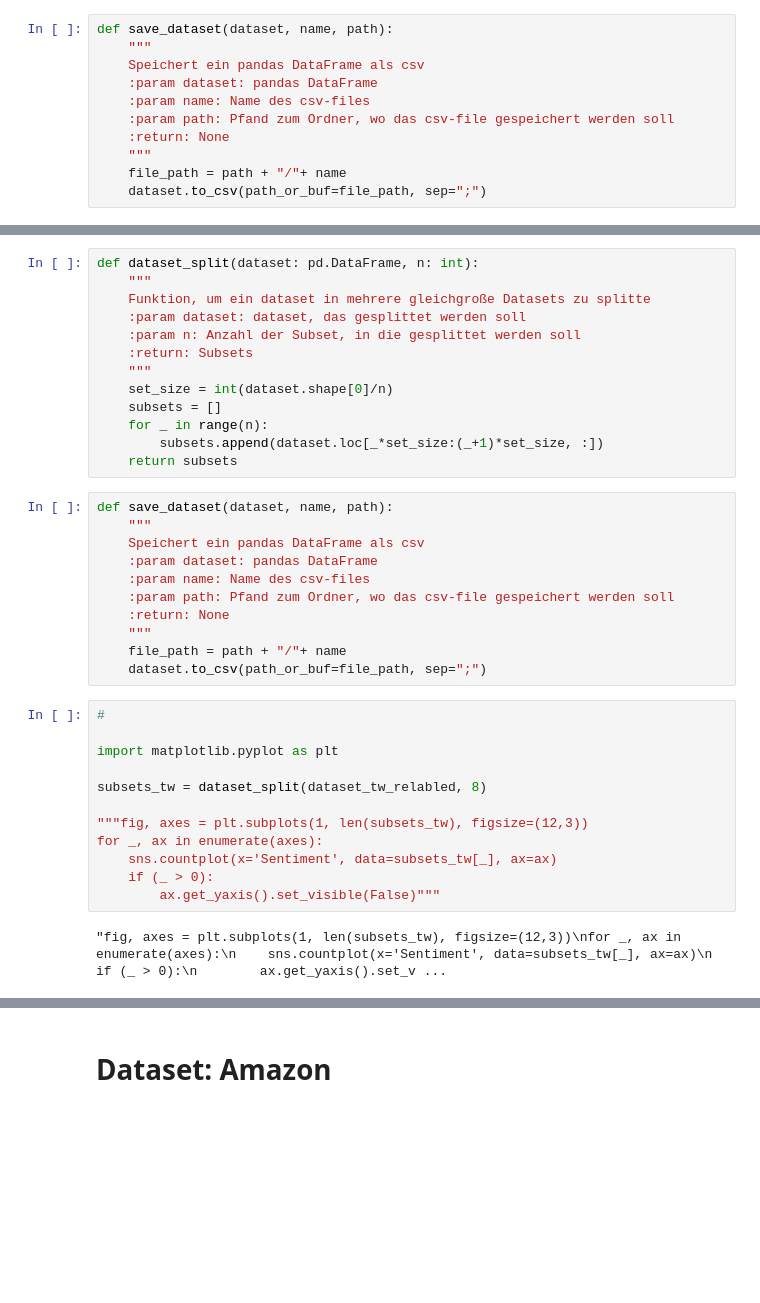
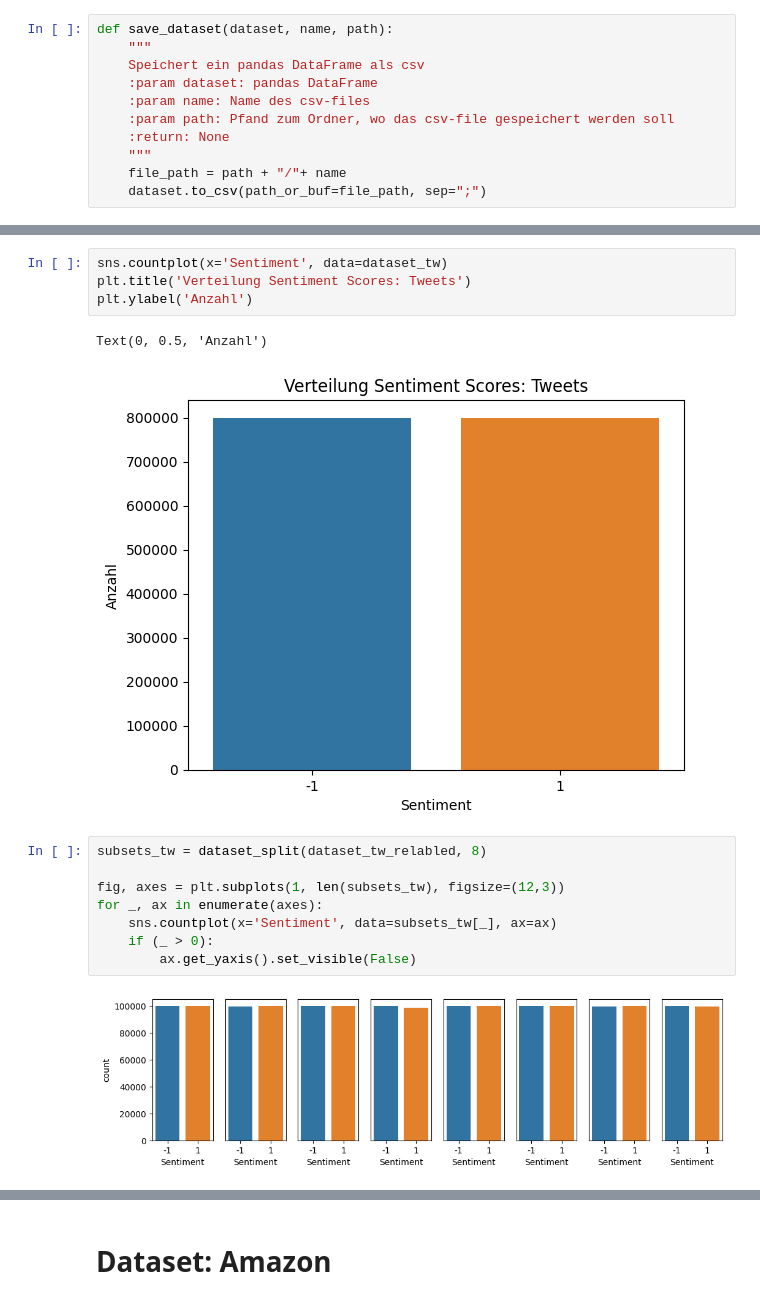
Before and after one commit to nklsKrmnn/LSC_Sentiment_Analysis, a Jupyter notebook: notebooks/ExploratoryDataAnalysis.ipynb, the cells around one changed output, grey strips where cells are left out. Saved outputs shown, nothing was run; the diff lists cells and outputs as text; blank space fills up the shorter version.

```diff
--- a/notebooks/ExploratoryDataAnalysis.ipynb
+++ b/notebooks/ExploratoryDataAnalysis.ipynb
@@ -315,39 +290,18 @@ sns.countplot(x='Sentiment', data=dataset_tw)
-# %%
-def dataset_split(dataset: pd.DataFrame, n: int):
-    """
-    Funktion, um ein dataset in mehrere gleichgroße Datasets zu splitte
-    :param dataset: dataset, das gesplittet werden soll
-    :param n: Anzahl der Subset, in die gesplittet werden soll
-    :return: Subsets
-    """
-    set_size = int(dataset.shape[0]/n)
-    subsets = []
-    for _ in range(n):
-        subsets.append(dataset.loc[_*set_size:(_+1)*set_size, :])
-    return subsets
-# %%
-def save_dataset(dataset, name, path):
-    """
-    Speichert ein pandas DataFrame als csv
-    :param dataset: pandas DataFrame
-    :param name: Name des csv-files
-    :param path: Pfand zum Ordner, wo das csv-file gespeichert werden soll
-    :return: None
-    """
-    file_path = path + "/"+ name
-    dataset.to_csv(path_or_buf=file_path, sep=";")
+# %%
+sns.countplot(x='Sentiment', data=dataset_tw)
+plt.title('Verteilung Sentiment Scores: Tweets')
+plt.ylabel('Anzahl')
+# %% [output]
+Text(0, 0.5, 'Anzahl')
+[figure, added]
 # %%
-#
-
-import matplotlib.pyplot as plt
-
 subsets_tw = dataset_split(dataset_tw_relabled, 8)
 
-"""fig, axes = plt.subplots(1, len(subsets_tw), figsize=(12,3))
+fig, axes = plt.subplots(1, len(subsets_tw), figsize=(12,3))
 for _, ax in enumerate(axes):
     sns.countplot(x='Sentiment', data=subsets_tw[_], ax=ax)
     if (_ > 0):
-        ax.get_yaxis().set_visible(False)"""
+        ax.get_yaxis().set_visible(False)
 # %% [output]
-"fig, axes = plt.subplots(1, len(subsets_tw), figsize=(12,3))\nfor _, ax in enumerate(axes):\n    sns.countplot(x='Sentiment', data=subsets_tw[_], ax=ax)\n    if (_ > 0):\n        ax.get_yaxis().set_v ...
+[figure, added]
 # %%
```
Also changed, not shown: parts of 42 cells of this notebook.
